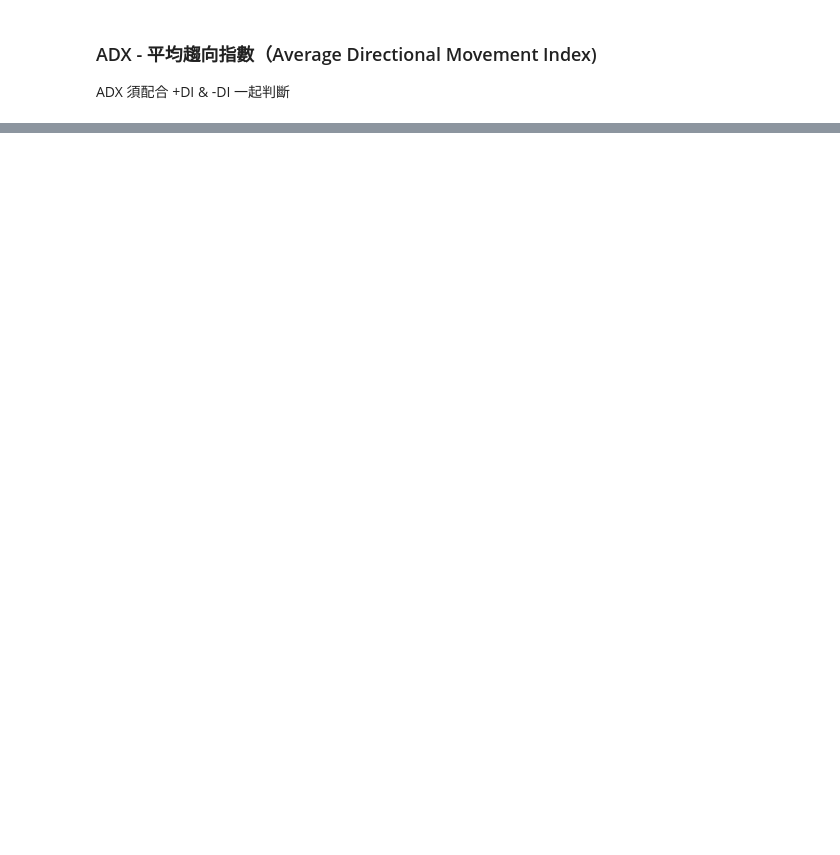
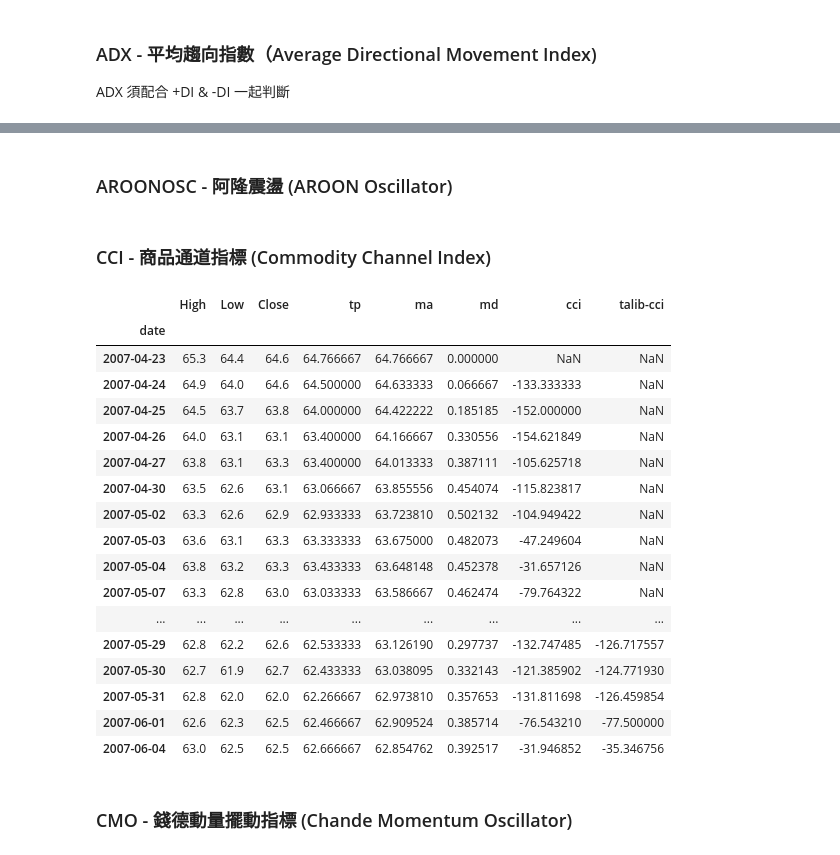
Before and after one commit to steny138/TWStockML, a Jupyter notebook: lyctwstock/technical-analysis.ipynb, the cells around one changed output, grey strips where cells are left out. Drawn from its saved outputs; the diff is of its cells as text; code cells hidden in the pictures; blank space fills up the shorter version.

```diff
--- a/lyctwstock/technical-analysis.ipynb
+++ b/lyctwstock/technical-analysis.ipynb
@@ -134,0 +178,41 @@ df['talib-adxr'] = talib.ADXR(df['High'], df['Low'], df['Close'], timeperiod=14)
+# %% [markdown]
+### AROONOSC - 阿隆震盪 (AROON Oscillator)
+# %% [markdown]
+### CCI - 商品通道指標 (Commodity Channel Index)
+# %%
+df_cci = df[['High', 'Low', 'Close']].copy()
+df_cci['tp'] = (df_cci['High'] + df_cci['Low'] + df_cci['Close']) / 3
+
+df_cci['ma'] = df_cci['tp'].rolling(window=adx_period, min_periods=1).mean()
+
+df_cci['md'] = abs(df_cci['ma'] - df_cci['tp'])
+df_cci['md'] = df_cci['md'].rolling(window=adx_period, min_periods=1).mean()
+
+df_cci['cci'] = (df_cci['tp'] - df_cci['ma']) / 0.015 / df_cci['md']
+
+df_cci['talib-cci'] = talib.CCI(high=df_cci['High'],
+                                low=df_cci['Low'],
+                                close=df_cci['Close'],
+                                timeperiod=adx_period)
+df_cci.head(30)
+# %% [output]
+|  | High | Low | Close | tp | ma | md | cci | talib-cci |
+| date |  |  |  |  |  |  |  |  |
+| 2007-04-23 | 65.3 | 64.4 | 64.6 | 64.766667 | 64.766667 | 0.000000 | NaN | NaN |
+| 2007-04-24 | 64.9 | 64.0 | 64.6 | 64.500000 | 64.633333 | 0.066667 | -133.333333 | NaN |
+| 2007-04-25 | 64.5 | 63.7 | 63.8 | 64.000000 | 64.422222 | 0.185185 | -152.000000 | NaN |
+| 2007-04-26 | 64.0 | 63.1 | 63.1 | 63.400000 | 64.166667 | 0.330556 | -154.621849 | NaN |
+| 2007-04-27 | 63.8 | 63.1 | 63.3 | 63.400000 | 64.013333 | 0.387111 | -105.625718 | NaN |
+| 2007-04-30 | 63.5 | 62.6 | 63.1 | 63.066667 | 63.855556 | 0.454074 | -115.823817 | NaN |
+| 2007-05-02 | 63.3 | 62.6 | 62.9 | 62.933333 | 63.723810 | 0.502132 | -104.949422 | NaN |
+| 2007-05-03 | 63.6 | 63.1 | 63.3 | 63.333333 | 63.675000 | 0.482073 | -47.249604 | NaN |
+| 2007-05-04 | 63.8 | 63.2 | 63.3 | 63.433333 | 63.648148 | 0.452378 | -31.657126 | NaN |
+| 2007-05-07 | 63.3 | 62.8 | 63.0 | 63.033333 | 63.586667 | 0.462474 | -79.764322 | NaN |
+| ... | ... | ... | ... | ... | ... | ... | ... | ... |
+| 2007-05-29 | 62.8 | 62.2 | 62.6 | 62.533333 | 63.126190 | 0.297737 | -132.747485 | -126.717557 |
+| 2007-05-30 | 62.7 | 61.9 | 62.7 | 62.433333 | 63.038095 | 0.332143 | -121.385902 | -124.771930 |
+| 2007-05-31 | 62.8 | 62.0 | 62.0 | 62.266667 | 62.973810 | 0.357653 | -131.811698 | -126.459854 |
+| 2007-06-01 | 62.6 | 62.3 | 62.5 | 62.466667 | 62.909524 | 0.385714 | -76.543210 | -77.500000 |
+| 2007-06-04 | 63.0 | 62.5 | 62.5 | 62.666667 | 62.854762 | 0.392517 | -31.946852 | -35.346756 |
+# %% [markdown]
+### CMO - 錢德動量擺動指標 (Chande Momentum Oscillator)
```
Also changed, not shown: parts of 13 cells of this notebook.
